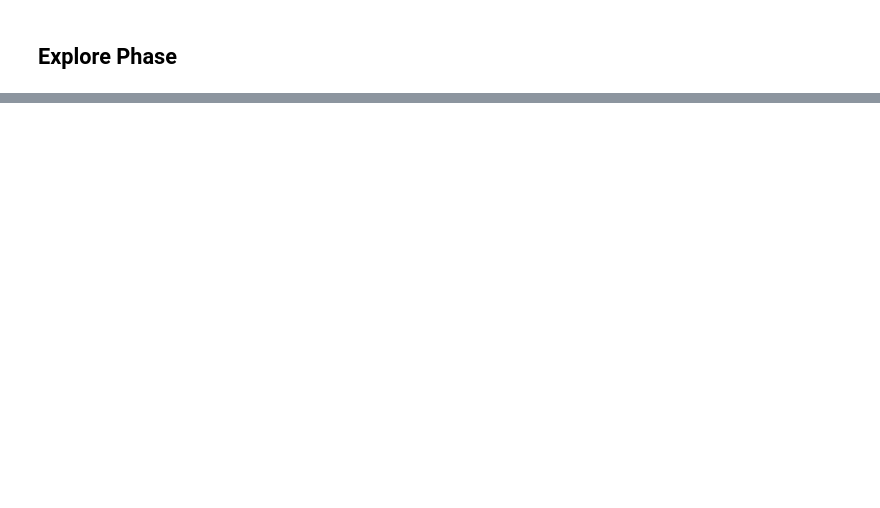
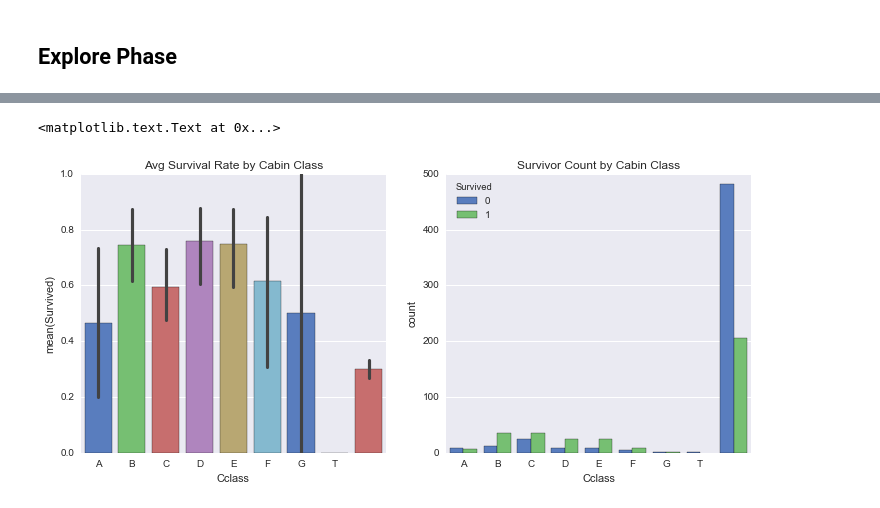
Before and after one commit to migcar429/data-analyst-udacity, a Jupyter notebook: P2-investigate-a-dataset/p2-investigate-a-dataset.ipynb, the cells around one changed output, grey strips where cells are left out. Saved outputs shown, nothing was run; the diff lists cells and outputs as text; code cells hidden in the pictures; blank space fills up the shorter version.

```diff
--- a/P2-investigate-a-dataset/p2-investigate-a-dataset.ipynb
+++ b/P2-investigate-a-dataset/p2-investigate-a-dataset.ipynb
@@ -113,0 +134,13 @@ sns.countplot(x=pclass, hue=survived, ax=ax2)
+# %%
+# Looking at Cclass, embarked
+
+fig, (ax1, ax2) = plt.subplots(1, 2, figsize=(12,5))
+order_plot = ['A', 'B', 'C', 'D', 'E', 'F', 'G', 'T', '']
+
+sns.barplot(x=cclass, y=survived, ax=ax1, palette='muted', order=order_plot).set_title('Avg Survival Rate by Cabin Class')
+sns.countplot(x=cclass, hue=survived, ax=ax2, palette='muted', order=order_plot).set_title('Survivor Count by Cabin Class')
+
+# Noticed a huge bunch of passengers with no Cabin Class, so explored futher...
+# %% [output]
+<matplotlib.text.Text at 0x...>
+[figure, added]
```
Also changed, not shown: parts of 18 cells of this notebook.
